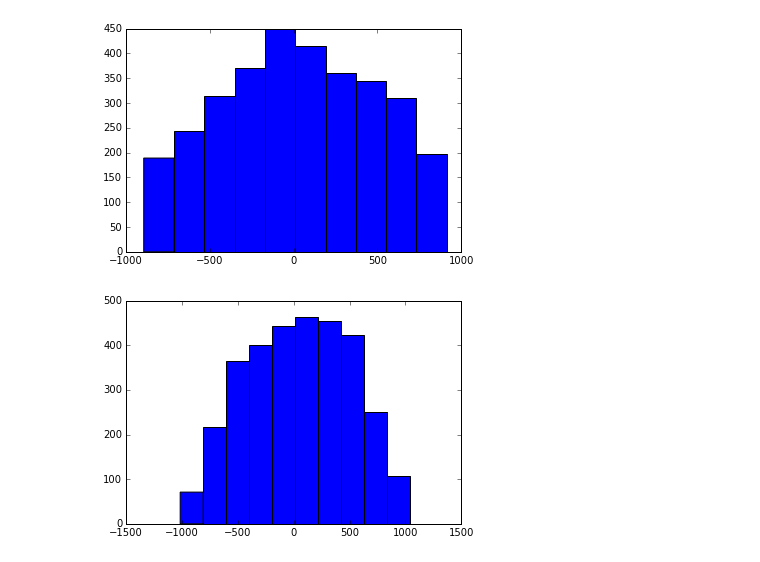
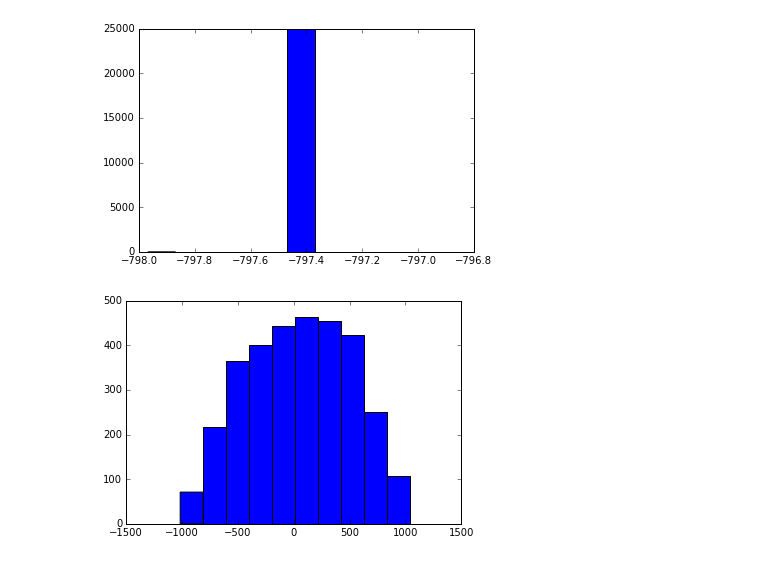
Before and after one commit to faizaakbar/ANNMINERvA, a Jupyter notebook: visualize_muon_data.ipynb, the cells around one changed output. Drawn from its saved outputs; the diff is of its cells as text; code cells hidden in the pictures.

Commit message:
oops. muon data is currently foobar...

```diff
--- a/visualize_muon_data.ipynb
+++ b/visualize_muon_data.ipynb
@@ -4,7 +4,7 @@ import matplotlib.pyplot as plt
 import h5py
 %matplotlib inline
 # %%
-f = h5py.File('minosmatch_muondat_me1Amc_test.hdf5', 'r')
+f = h5py.File('minosmatch_muondat_me1Bmc_0000.hdf5', 'r')
 # %%
 for name in f:
     print name
@@ -23,0 +24,2 @@ vtx_used_short_track
+# %%
+muond = f['muon_data'][:]
@@ -24,7 +49,8 @@ vtx_used_short_track
 # %%
-n, bins, patches = plt.hist(f['muon_orig_x'])
+# muon_orig_x
+n, bins, patches = plt.hist(muond[:,0])
 # %% [output]
-[figure, old version]
+[figure, new version]
 # %%
 n, bins, patches = plt.hist(f['muon_orig_y'])
 # %% [output]
```
Also changed, not shown: parts of 4 cells of this notebook.
